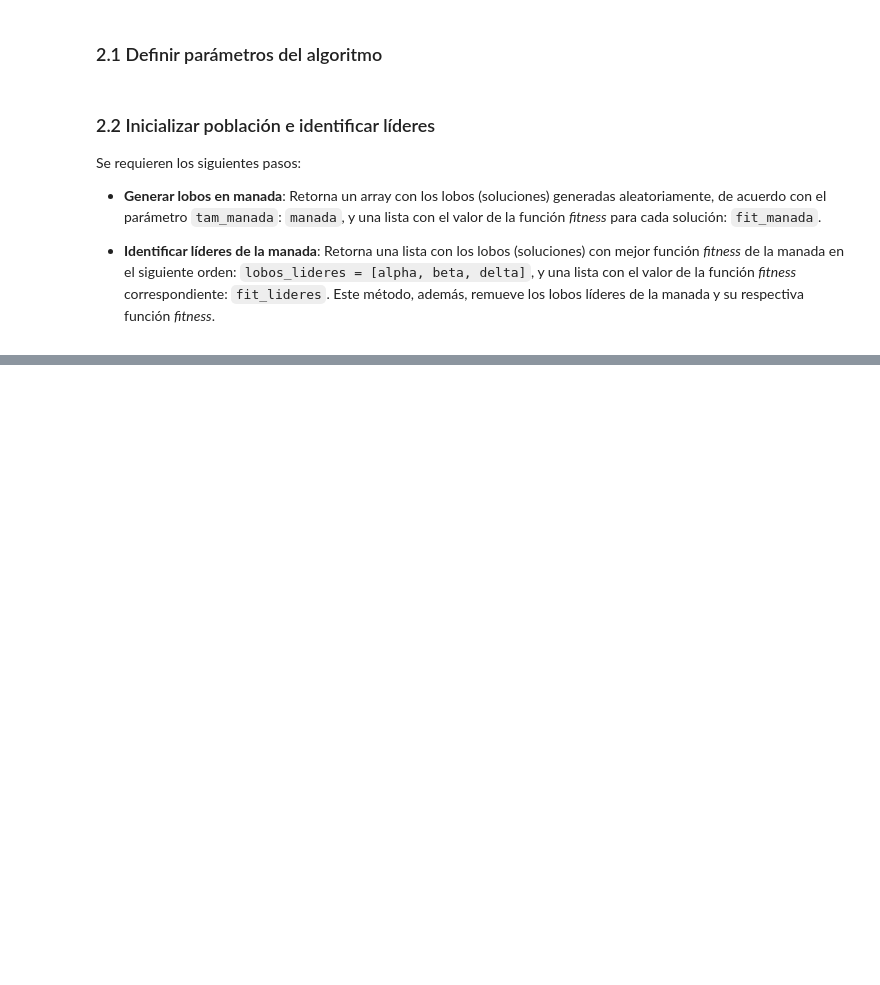
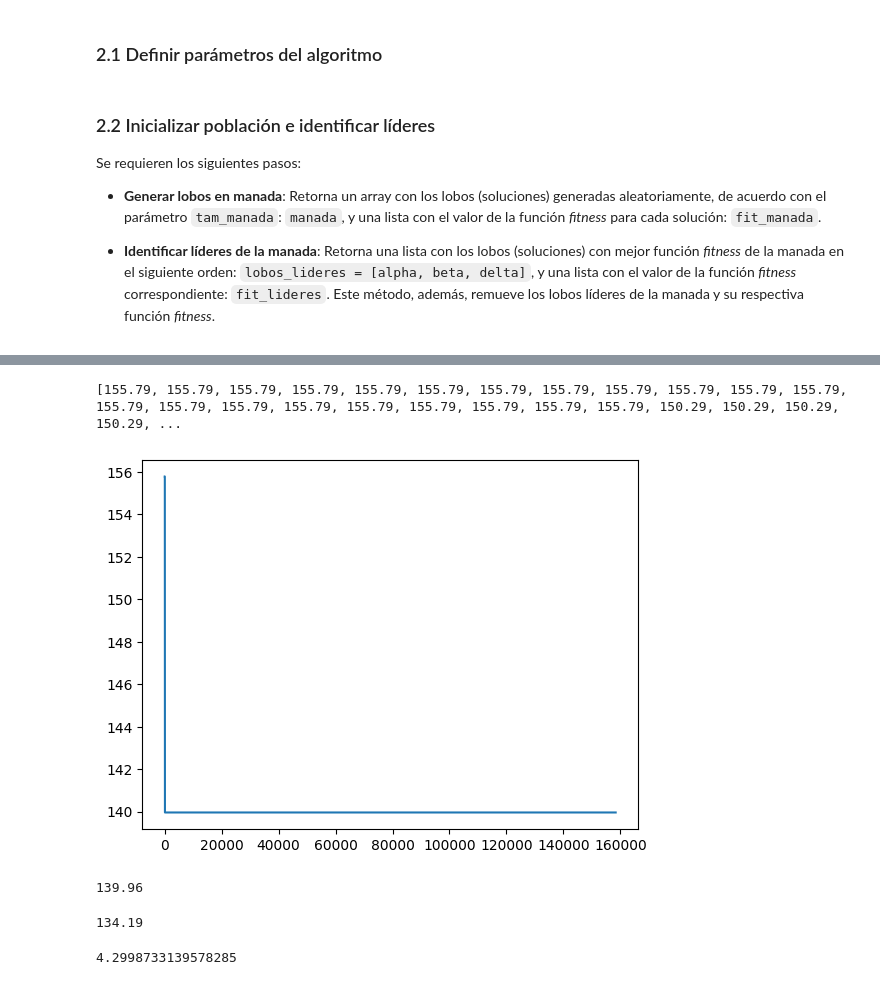
Before and after one commit to scaceresg/proj-uaflp-metaheuristics, a Jupyter notebook: Aplicacion DGWO.ipynb, the cells around one changed output, grey strips where cells are left out. Drawn from its saved outputs; the diff is of its cells as text; code cells hidden in the pictures; blank space fills up the shorter version.

```diff
--- a/Aplicacion DGWO.ipynb
+++ b/Aplicacion DGWO.ipynb
@@ -250,13 +250,13 @@ class ModeloUAFLP:
 
             area_bahia = 0
             for dpto in bah:
-                area_bahia += areas_dptos[dpto-1] # area bahia = suma(areas dptos en bahia)
+                area_bahia += self.areas_dptos[dpto-1] # area bahia = suma(areas dptos en bahia)
 
-            ancho_bahia = area_bahia / lados_inst[1] # ancho bahia = area de bahia / largo de instalacion
+            ancho_bahia = area_bahia / self.lados_inst[1] # ancho bahia = area de bahia / largo de instalacion
 
             contador_largo = 0
             for dpto in bah:
-                largo_dpto = areas_dptos[dpto-1] / ancho_bahia # largo dpto = area dpto / ancho bahia
+                largo_dpto = self.areas_dptos[dpto-1] / ancho_bahia # largo dpto = area dpto / ancho bahia
                 self.lados_dptos[dpto-1] = [ancho_bahia, largo_dpto] # Nota: ancho bahia == ancho dpto en bahia
                 centro_x = contador_ancho + ancho_bahia / 2
                 centro_y = contador_largo + largo_dpto / 2
@@ -345,8 +345,7 @@ class ModeloUAFLP:
             self.matriz_costos_dptos = np.full((self.n_dptos, self.n_dptos), self.costo_manejo_unit)
 
         self.mhc = np.sum(self.matriz_costos_dptos * self.distancias_dptos * self.flujo_materiales)
+# %%
+uaflp = ModeloUAFLP(n_dptos=n_dptos, areas_dptos=areas_dptos, flujo_materiales=fl_materiales, lados_instalacion=lados_inst, tasa_aspecto_max=max_rel_aspecto)
 # %% [markdown]
 ## 2. Algoritmo de Optimización de Lobo Gris Discreto (DGWO)
-# %%
-uaflp = ModeloUAFLP(n_dptos=n_dptos, areas_dptos=areas_dptos, flujo_materiales=fl_materiales, lados_instalacion=lados_inst,
-                    tasa_aspecto_max=max_rel_aspecto, costo_manejo_unit=costo_manejo_unitario)
@@ -623,2 +796,14 @@ for ind_md, lobo in enumerate(manada):
 # %%
-print(reducir_dist_dptos([1, 2, 3, 4, 5, 6, 7], [7, 6, 5, 4, 3, 2, 1], 4))
+lobo_gris = AlgLoboGris(n_dptos=n_dptos, areas_dptos=areas_dptos, flujo_materiales=fl_materiales, lados_instalacion=lados_inst, tasa_aspecto_max=max_rel_aspecto)
+
+n_iters = 1
+
+while n_iters > 0:
+
+    resultados_gwo = lobo_gris.optimizacion_lobo_gris(tam_manada=10, n_lideres=3, theta_1=0.4, theta_2=0.2, theta_3=0.6, tiempo_lim=1200)
+
+    print(resultados_gwo['vals_fitness'])
+
+    n_iters -= 1
+# %% [output]
+[155.79, 155.79, 155.79, 155.79, 155.79, 155.79, 155.79, 155.79, 155.79, 155.79, 155.79, 155.79, 155.79, 155.79, 155.79, 155.79, 155.79, 155.79, 155.79, 155.79, 155.79, 150.29, 150.29, 150.29, 150.29, ...
@@ -630,0 +810,21 @@ fit_manada
+# %%
+import matplotlib.pyplot as plt
+
+plt.plot(resultados_gwo['vals_fitness'])
+plt.show()
+# %% [output]
+[figure, added]
+# %%
+resultados_gwo['vals_fitness'][-1]
+# %% [output]
+139.96
+# %%
+mejor = lobo_gris.calcular_fitness(solucion)
+mejor
+# %% [output]
+134.19
+# %%
+gap = (resultados_gwo['vals_fitness'][-1] - mejor)/mejor
+gap * 100
+# %% [output]
+4.2998733139578285
```
Also changed, not shown: parts of 17 cells of this notebook, 4 other files.
